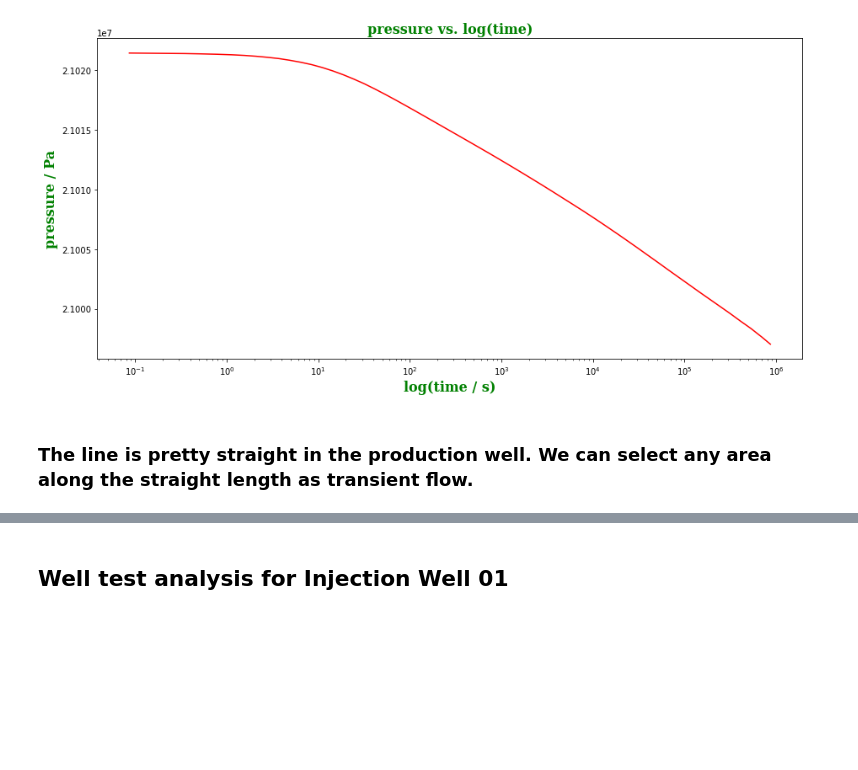
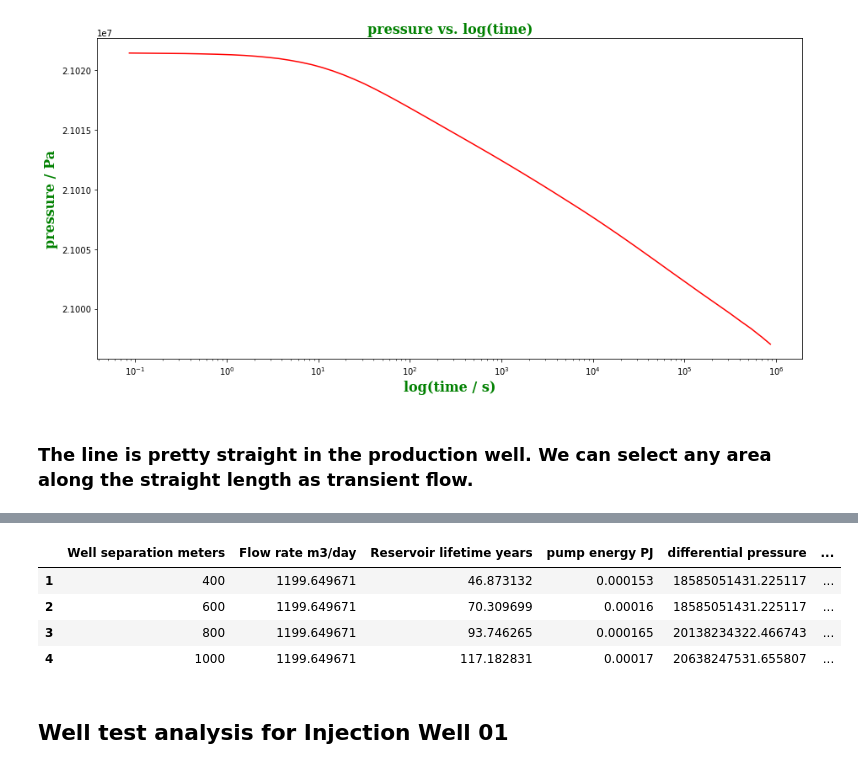
Before and after one commit to NicholasFry/Other, a Jupyter notebook: geothermal_hack_stuff/Exploration.ipynb, the cells around one changed output, grey strips where cells are left out. Cells and saved outputs as stored; diff of their text form; code cells hidden in the pictures; blank space fills up the shorter version.

```diff
--- a/geothermal_hack_stuff/Exploration.ipynb
+++ b/geothermal_hack_stuff/Exploration.ipynb
@@ -479,3 +481,93 @@ Permeability of Production Well 03 = 1140.3882287519564 mDarcy
+# %%
+# 1 PJ = 1e12 kJ
+import pandas as pd
+from math import pi
+import numpy as np
+h = 140 #reservoir height
+w = 800 #assumed width of reservoir
+k = 223e-15 #mD permeability (-12:1000s)(-13:100s)(-14:10s) (-15:1s)
+year = 365 #days in year
+phi = 0.205 #porosity
+
+temp_inj = 20 #injection temperature in celsius
+rho_w = 975 # kg/m3 density of water
+rho_r = 2700 # kg/m3 density of rock
+C_w = 4.1   # kJ/kg/C heat capacity of water ((enthalpy of water at T2 - enthalpy of water at T1)/T2-T1)
+C_r = 0.8532  # kJ/kg/C heat capacity of rock; sandstone: 0.715 + 0.00170T + 1.908 + ((10^-6)*T^2) where T is reservoir temp
+
+mu  = 3.664e-4          # viscosity, unit: Pa/s https://www.engineeringtoolbox.com/water-dynamic-kinematic-viscosity-d_596.html?vA=353.8&units=K#
+r_0 = 0.10   # m well radius
+
+nu = 0.4 #pump efficiency; geothermal direct use utilization rate is usually 30-45%, Reykjavik is 51%
+
+day_to_second = 86400
+
+T_ini = 77.13 # or you can calculate based on the thermal gradient, initial temperature in celsius
+
+L = [400,600,800,1000]  # well distance
+
+Q = 0.1e12 / 365 / (rho_w * C_w * (T_ini - temp_inj)) #m3/day
+
+A = w * h #width * height
+
+v = rho_w * C_w * Q / (rho_r * C_r * (1-phi) * A) #m/day
+
+# def make_lists(L, v, mu, r_0, Q):
+# while i < len(L):
+lt_list = []
+WI_list = []
+dp_list = []
+EP_list = []
+for i in L:
+#     print(i)
+    lt = i / v / 365
+#     print(lt)
+    lt_list.append(lt)
+#     print(lt_list)
+    wi = 2 * np.pi * k * h / (np.log( i /r_0) * mu)
+    WI_list.append(wi)
+    dp = Q / wi
+    dp_list.append(dp)
+    Ep = Q * dp / nu #pump energy
+    EP_list.append(Ep)
+#         return lt_list, WI_list, dp_list, EP_list
+# make_lists(L, v, mu, r_0, Q)
+# print(lt_list)
+
+# WI = 2 * np.pi * k * h /(np.log(L/r_0) * mu) #well index
+# # print(r_0)
+# dp = Q / WI #differential pressure
+
+# Ep = Q * dp / nu #pump energy
+
+# print('   Q = ' + str(Q) + ' m3/day')
+# print('   Velocity = ' + str(v) + ' m/year')
+# print('   Lifetime = ' + str(lt) + ' years')
+# print('Pump energy = ' + str(Ep*1e-15/365) + ' PJ')
+
+# import csv
+
+dataset_variable = [
+    ['Well separation meters', 'Flow rate m3/day', 'Reservoir lifetime years', 'pump energy PJ', 'differential pressure', 'velocity m/year','height', 'width', 'area', 'initial temperature', 'well radius'],
+    [L[0], Q, lt_list[0], EP_list[0]*1e-15/365, dp_list[0], v, h, w, A, T_ini, r_0],
+    [L[1], Q, lt_list[1], EP_list[1]*1e-15/365, dp_list[0], v, h, w, A, T_ini, r_0],
+    [L[2], Q, lt_list[2], EP_list[2]*1e-15/365, dp_list[2], v, h, w, A, T_ini, r_0],
+    [L[3], Q, lt_list[3], EP_list[3]*1e-15/365, dp_list[3], v, h, w, A, T_ini, r_0]
+]
+# print(dataset_variable)
+# # well_.csv gets created in the current working directory
+# with open ('well_prod03.csv','w',newline = '') as csvfile:
+#     my_writer = csv.writer(csvfile, delimiter = ' ')
+#     my_writer.writerows(dataset_variable)
+df_1 = pd.DataFrame(dataset_variable, columns=dataset_variable[0])
+df_1 = df_1.iloc[1: , :]
+df_1.head()
+# %% [output]
+|  | Well separation meters | Flow rate m3/day | Reservoir lifetime years | pump energy PJ | differential pressure | ... |
+| 1 | 400 | 1199.649671 | 46.873132 | 0.000153 | 18585051431.225117 | ... |
+| 2 | 600 | 1199.649671 | 70.309699 | 0.00016 | 18585051431.225117 | ... |
+| 3 | 800 | 1199.649671 | 93.746265 | 0.000165 | 20138234322.466743 | ... |
+| 4 | 1000 | 1199.649671 | 117.182831 | 0.00017 | 20638247531.655807 | ... |
 # %% [markdown]
 ## Well test analysis for Injection Well 01
 # %%
```
Also changed, not shown: parts of 20 cells of this notebook.
